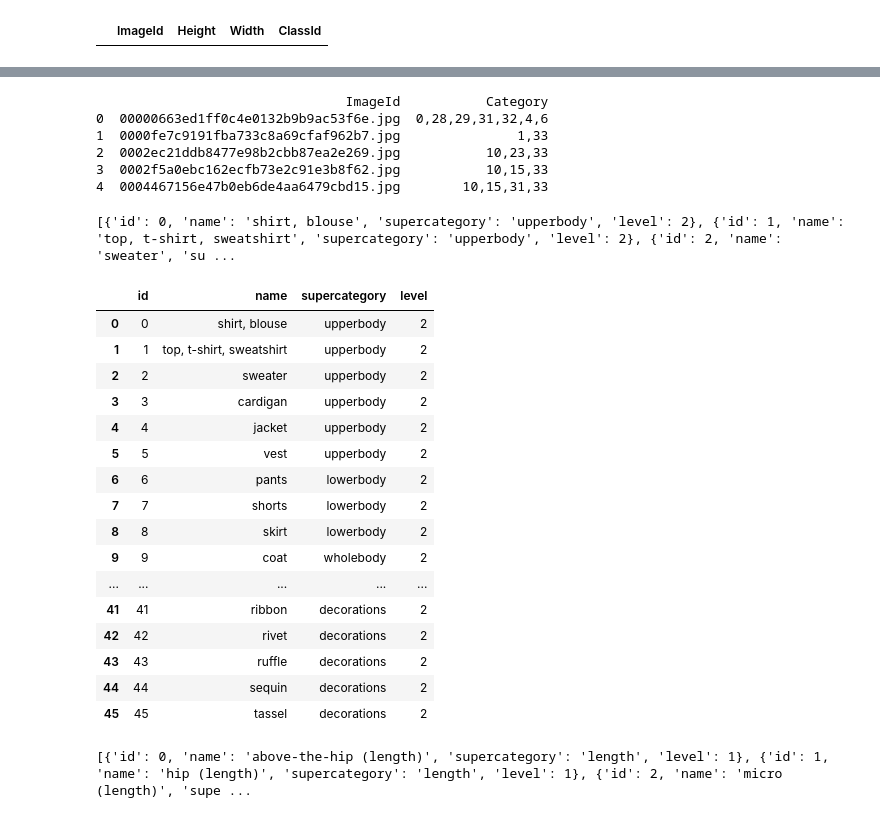
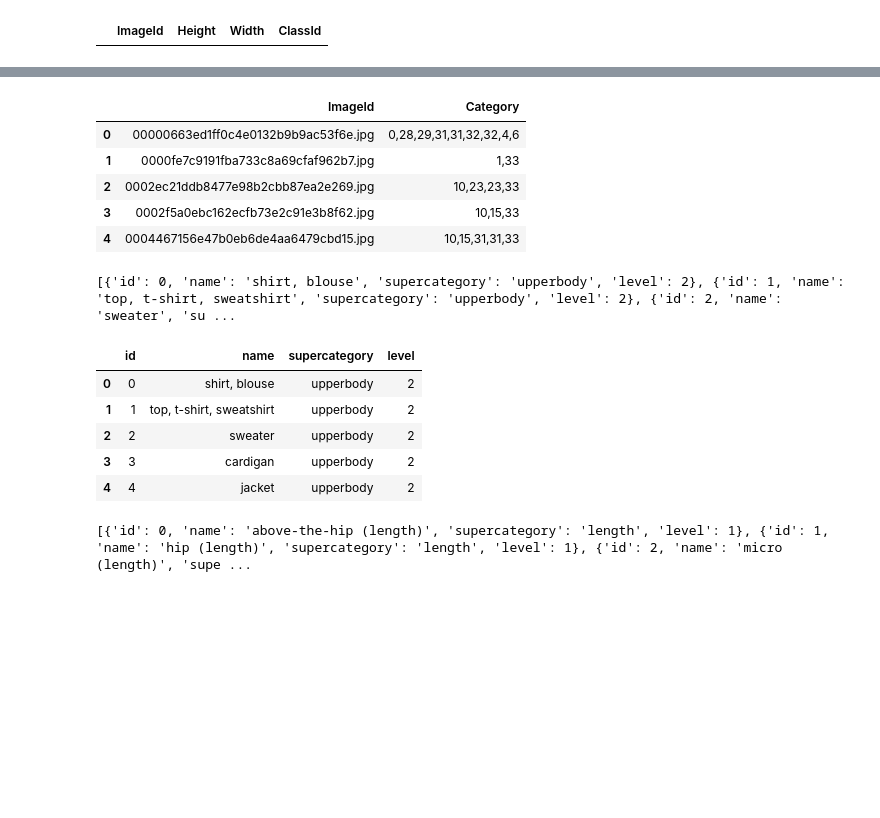
Before and after one commit to Deborahaina/Final-Project-Group4, a Jupyter notebook: download_data/final_dataset_excel_creation.ipynb, the cells around one changed output, grey strips where cells are left out. Cells and saved outputs as stored; diff of their text form; code cells hidden in the pictures; blank space fills up the shorter version.

```diff
--- a/download_data/final_dataset_excel_creation.ipynb
+++ b/download_data/final_dataset_excel_creation.ipynb
@@ -39,14 +28,18 @@ df
 # %%
-final_df = (df.assign(Category=df['ClassId'].apply(lambda x: x.split('_')[0]))
-              .groupby('ImageId')['Category'] \
-              .agg(lambda x: ','.join(map(str, sorted(set(x)))))
-              .reset_index())
-print(final_df.head())
+#Create a new column with the labels associated with the image
+
+final_df = df.assign(Category=df["ClassId"].apply(lambda x: x.split("_")[0])) \
+.groupby("ImageId")["Category"] \
+.agg(lambda x: ",".join(map(str, sorted(x)))) \
+.reset_index()
+
+
+final_df.head()
 # %% [output]
-                                ImageId           Category
-0  00000663ed1ff0c4e0132b9b9ac53f6e.jpg  0,28,29,31,32,4,6
-1  0000fe7c9191fba733c8a69cfaf962b7.jpg               1,33
-2  0002ec21ddb8477e98b2cbb87ea2e269.jpg           10,23,33
-3  0002f5a0ebc162ecfb73e2c91e3b8f62.jpg           10,15,33
-4  0004467156e47b0eb6de4aa6479cbd15.jpg        10,15,31,33
+|  | ImageId | Category |
+| 0 | 00000663ed1ff0c4e0132b9b9ac53f6e.jpg | 0,28,29,31,31,32,32,4,6 |
+| 1 | 0000fe7c9191fba733c8a69cfaf962b7.jpg | 1,33 |
+| 2 | 0002ec21ddb8477e98b2cbb87ea2e269.jpg | 10,23,23,33 |
+| 3 | 0002f5a0ebc162ecfb73e2c91e3b8f62.jpg | 10,15,33 |
+| 4 | 0004467156e47b0eb6de4aa6479cbd15.jpg | 10,15,31,31,33 |
 # %%
@@ -60,26 +54,16 @@ categories = label_descriptions['categories']
 print(categories)
 # %% [output]
 [{'id': 0, 'name': 'shirt, blouse', 'supercategory': 'upperbody', 'level': 2}, {'id': 1, 'name': 'top, t-shirt, sweatshirt', 'supercategory': 'upperbody', 'level': 2}, {'id': 2, 'name': 'sweater', 'su ...
-# %%
-pd.DataFrame(categories)
-# %% [output]
-|  | id | name | supercategory | level |
-| 0 | 0 | shirt, blouse | upperbody | 2 |
-| 1 | 1 | top, t-shirt, sweatshirt | upperbody | 2 |
-| 2 | 2 | sweater | upperbody | 2 |
-| 3 | 3 | cardigan | upperbody | 2 |
-| 4 | 4 | jacket | upperbody | 2 |
-| 5 | 5 | vest | upperbody | 2 |
-| 6 | 6 | pants | lowerbody | 2 |
-| 7 | 7 | shorts | lowerbody | 2 |
-| 8 | 8 | skirt | lowerbody | 2 |
-| 9 | 9 | coat | wholebody | 2 |
-| ... | ... | ... | ... | ... |
-| 41 | 41 | ribbon | decorations | 2 |
-| 42 | 42 | rivet | decorations | 2 |
-| 43 | 43 | ruffle | decorations | 2 |
-| 44 | 44 | sequin | decorations | 2 |
-| 45 | 45 | tassel | decorations | 2 |
+# %%
+categories_df = pd.DataFrame(categories)
+categories_df.head()
+# %% [output]
+|  | id | name | supercategory | level |
+| 0 | 0 | shirt, blouse | upperbody | 2 |
+| 1 | 1 | top, t-shirt, sweatshirt | upperbody | 2 |
+| 2 | 2 | sweater | upperbody | 2 |
+| 3 | 3 | cardigan | upperbody | 2 |
+| 4 | 4 | jacket | upperbody | 2 |
 # %%
 attributes = label_descriptions['attributes']
 print(attributes)
```
Also changed, not shown: parts of 9 cells of this notebook.
